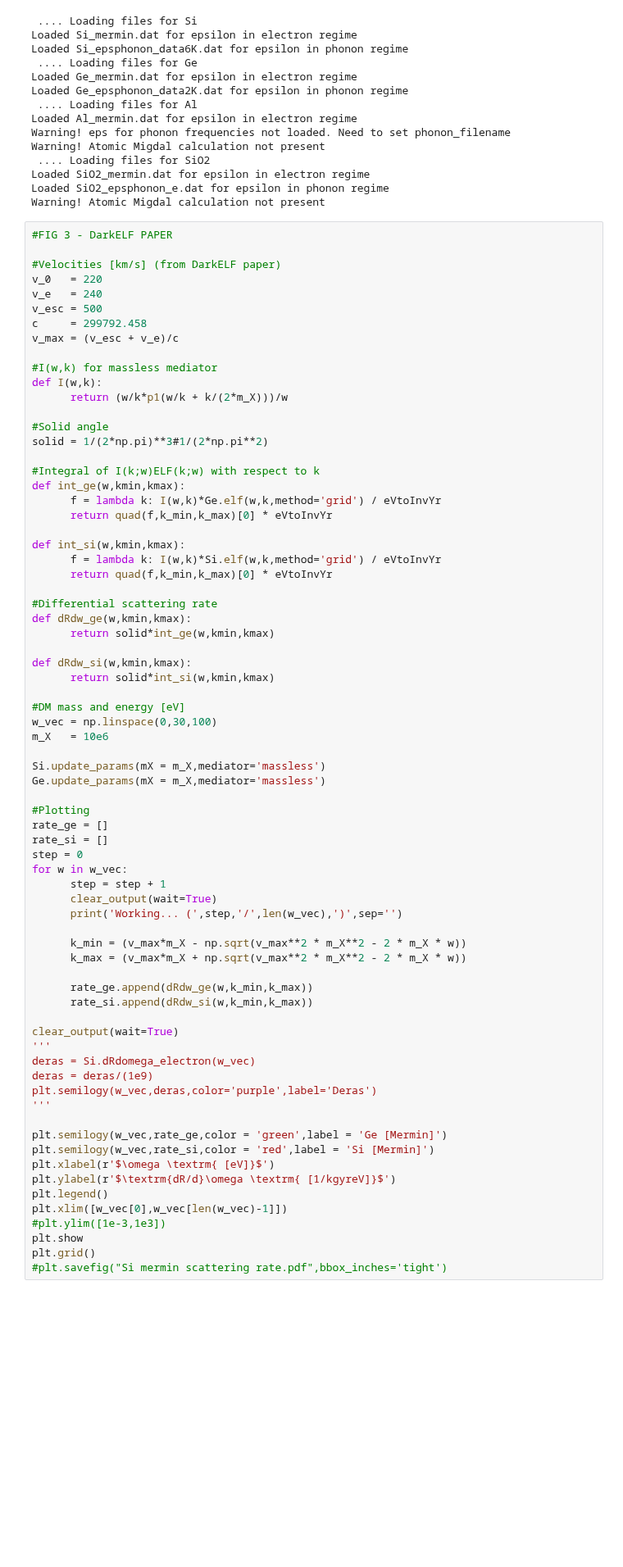
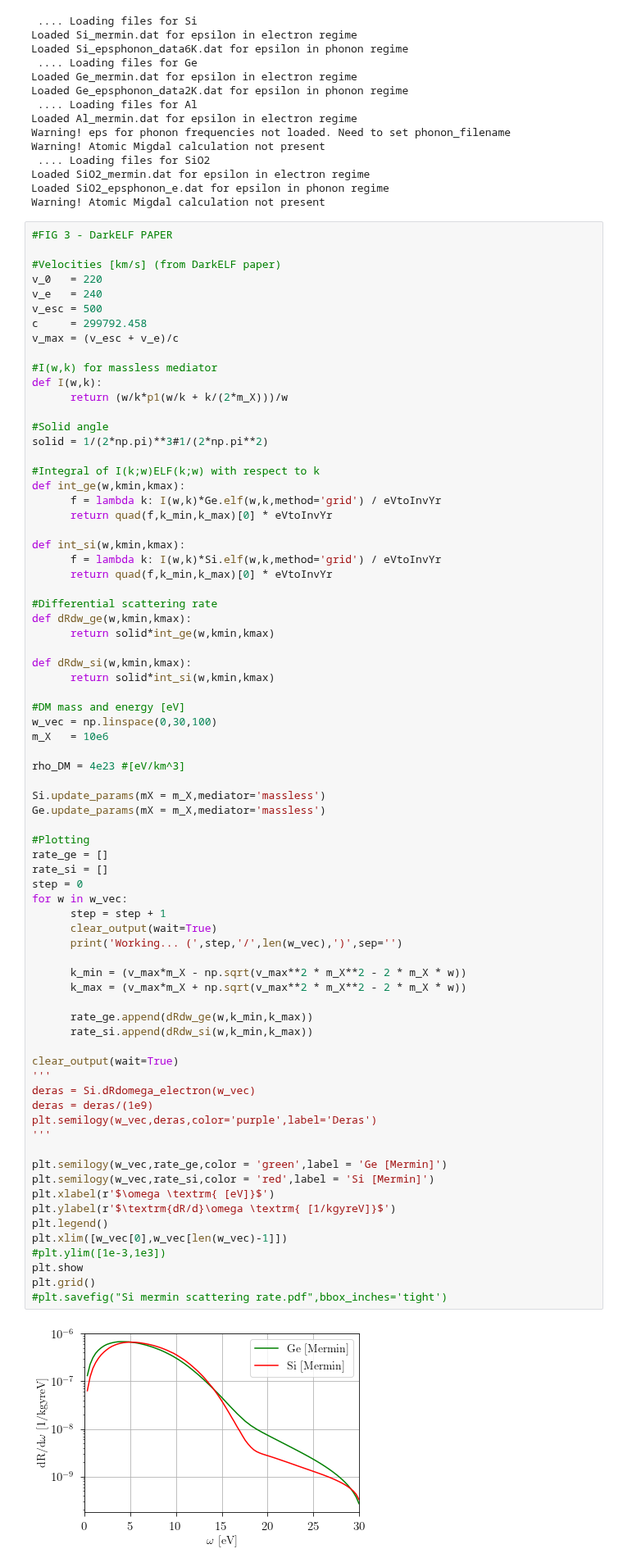
Before and after one commit to QU35T5/DarkELF, a Jupyter notebook: examples/gamma_ratio.ipynb, the cells around one changed output. Shown at 82% size. Cells and saved outputs as stored; diff of their text form; blank space fills up the shorter version.

```diff
--- a/examples/gamma_ratio.ipynb
+++ b/examples/gamma_ratio.ipynb
@@ -119,6 +119,8 @@ def dRdw_si(w,kmin,kmax):
 w_vec = np.linspace(0,30,100)
 m_X   = 10e6
 
+rho_DM = 4e23 #[eV/km^3]
+
 Si.update_params(mX = m_X,mediator='massless')
 Ge.update_params(mX = m_X,mediator='massless')
 
@@ -127,33 +129,35 @@ rate_ge = []
 rate_si = []
 step = 0
 for w in w_vec:
       step = step + 1
       clear_output(wait=True)
       print('Working... (',step,'/',len(w_vec),')',sep='')
 
       k_min = (v_max*m_X - np.sqrt(v_max**2 * m_X**2 - 2 * m_X * w))
       k_max = (v_max*m_X + np.sqrt(v_max**2 * m_X**2 - 2 * m_X * w))
 
       rate_ge.append(dRdw_ge(w,k_min,k_max))
       rate_si.append(dRdw_si(w,k_min,k_max))
 
 clear_output(wait=True)
 '''
 deras = Si.dRdomega_electron(w_vec)
 deras = deras/(1e9)
 plt.semilogy(w_vec,deras,color='purple',label='Deras')
 '''
 
 plt.semilogy(w_vec,rate_ge,color = 'green',label = 'Ge [Mermin]')
 plt.semilogy(w_vec,rate_si,color = 'red',label = 'Si [Mermin]')
 plt.xlabel(r'$\omega \textrm{ [eV]}$')
 plt.ylabel(r'$\textrm{dR/d}\omega \textrm{ [1/kgyreV]}$')
 plt.legend()
 plt.xlim([w_vec[0],w_vec[len(w_vec)-1]])
 #plt.ylim([1e-3,1e3])
 plt.show
 plt.grid()
 #plt.savefig("Si mermin scattering rate.pdf",bbox_inches='tight')
+# %% [output]
+[figure, added]
 # %%
 #GAMMA-RATIO USING target.R_electron
 
```
Also changed, not shown: parts of 2 cells of this notebook, 6 other files.
